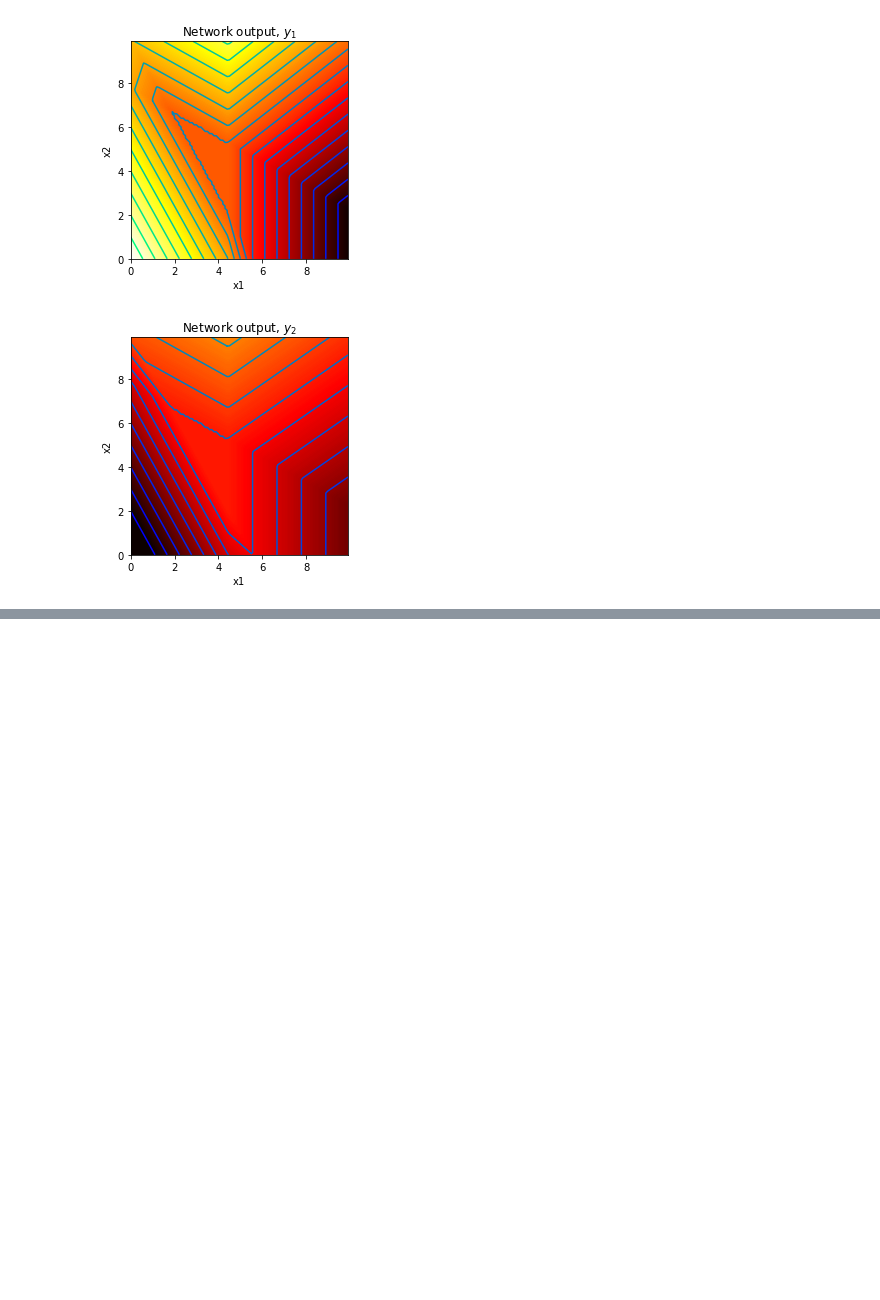
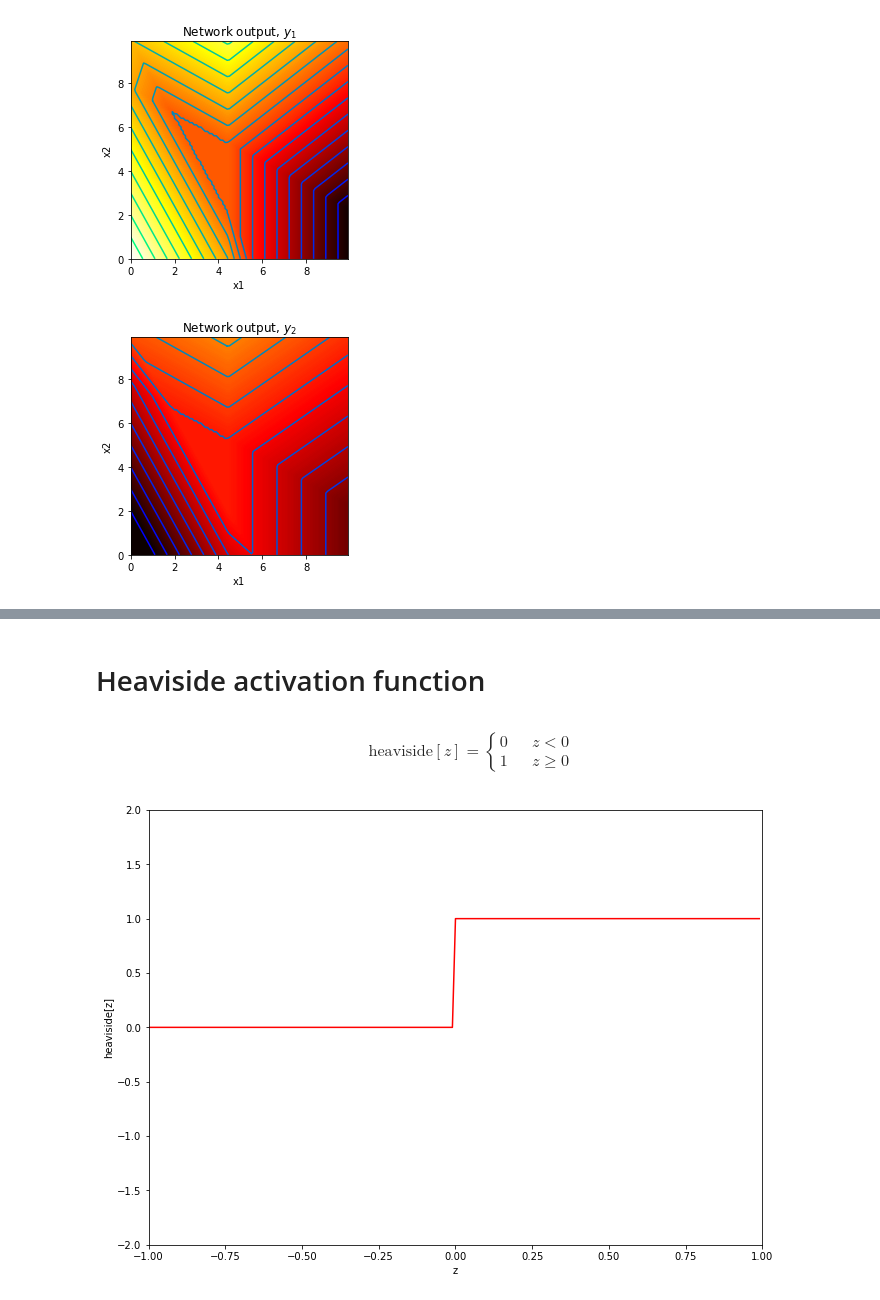
Before and after one commit to sepide97/My_Code_Sepide, a Jupyter notebook: Neural_Networks/ Shallow_neural_networks.ipynb, the cells around one changed output, grey strips where cells are left out. Drawn from its saved outputs; the diff is of its cells as text; code cells hidden in the pictures; blank space fills up the shorter version.

```diff
--- a/Neural_Networks/ Shallow_neural_networks.ipynb
+++ b/Neural_Networks/ Shallow_neural_networks.ipynb
@@ -317,0 +533,27 @@ plot_neural_2_inputs_2_outputs(x1,x2, y1, y2, pre_1, pre_2, pre_3, act_1, act_2,
+# %% [markdown]
+# Heaviside activation function
+# %% [markdown]
+\begin{equation}
+\mbox{heaviside}[z] = \begin{cases} 0 & \quad z <0 \\ 1 & \quad z\geq 0\end{cases}
+\end{equation}
+# %%
+def heaviside(preactivation):
+    # Compute the activation using the Heaviside function
+    activation = (preactivation >= 0).astype(int)
+
+    return activation
+# %%
+# Make an array of inputs
+z = np.arange(-1,1,0.01)
+heav_z = heaviside(z)
+
+# Plot the heaviside function
+plt.figure(figsize=(11,8))
+plt.plot(z,heav_z,'r-')
+plt.xlim([-1,1])
+plt.ylim([-2,2])
+plt.xlabel('z')
+plt.ylabel('heaviside[z]')
+plt.show()
+# %% [output]
+[figure, added]
```
Also changed, not shown: parts of 24 cells of this notebook.
